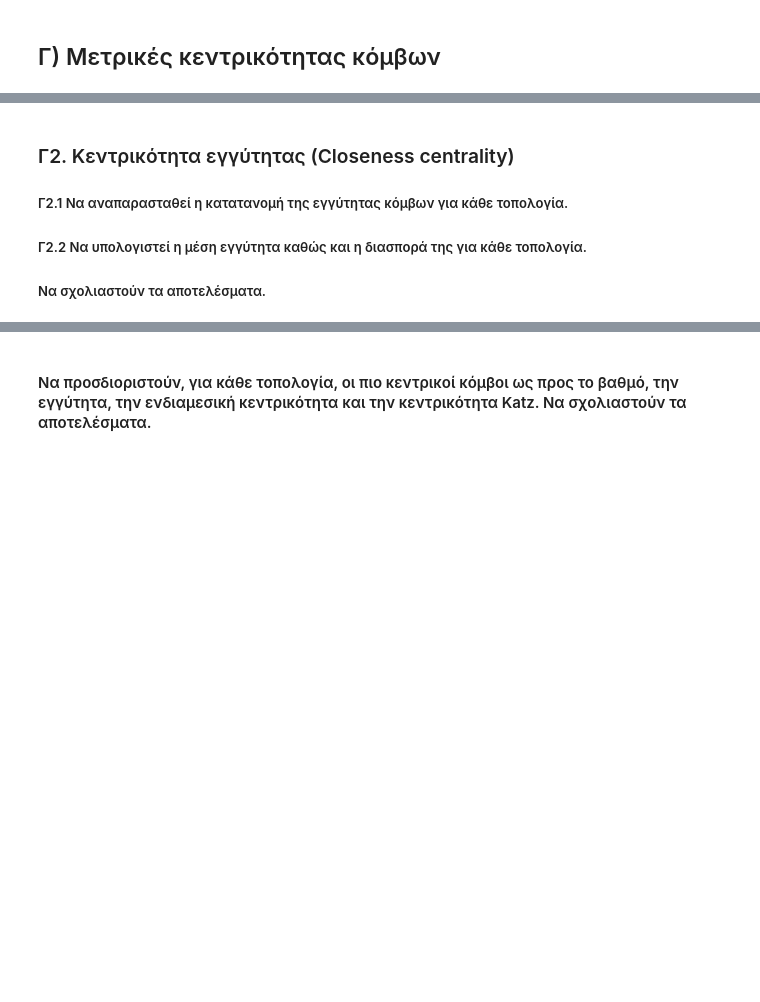
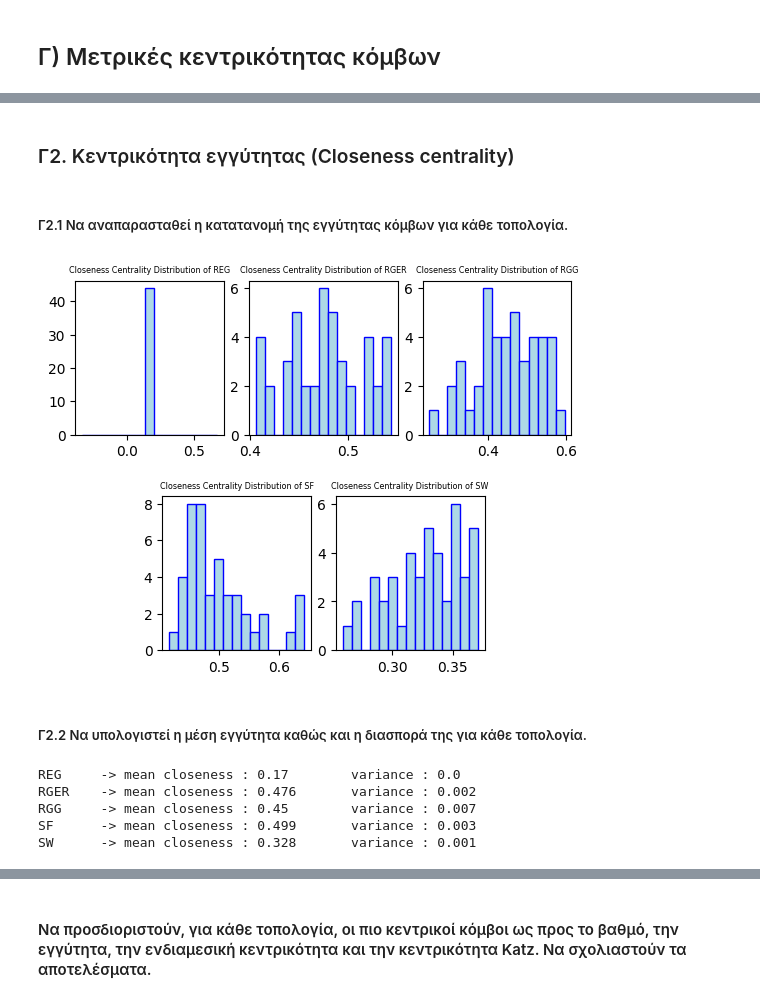
Before and after one commit to NicoleMp2/SocialNetworksAnalysis, a Jupyter notebook: lab1.ipynb, the cells around one changed output, grey strips where cells are left out. Saved outputs shown, nothing was run; the diff lists cells and outputs as text; code cells hidden in the pictures; blank space fills up the shorter version.

```diff
--- a/lab1.ipynb
+++ b/lab1.ipynb
@@ -401,5 +471,43 @@ def find_degree(G):
+# %% [markdown]
+### Γ2. Κεντρικότητα εγγύτητας (Closeness centrality)
+# %% [markdown]
+##### Γ2.1 Να αναπαρασταθεί η κατατανομή της εγγύτητας κόμβων για κάθε τοπολογία.
+# %%
+def find_closeness(g):
+    #find the closeness of the graph
+    return nx.closeness_centrality(g)
+
+#plot stuff
+figure = plt.figure()
+figure.subplots_adjust(hspace=0.4,wspace=0.4)
+spec = matplotlib.gridspec.GridSpec(ncols=6, nrows=2) # 6 columns evenly divides both 2 & 3
+
+ax1 = figure.add_subplot(spec[0,0:2])
+ax2 = figure.add_subplot(spec[0,2:4])
+ax3 = figure.add_subplot(spec[0,4:])
+ax4 = figure.add_subplot(spec[1,1:3])
+ax5 = figure.add_subplot(spec[1,3:5])
+
+
+
+for name,graph in graphs.items():
+    g = find_closeness(graph)
+    if(name == 'REG'):
+        ax1.hist(g.values(), bins=15, color="lightblue", ec="blue",lw=1)
+        ax1.set_title("Closeness Centrality Distribution of REG",fontsize='xx-small')
+    elif(name == 'RGER'):
+        ax2.hist(g.values(), bins=15, color="lightblue", ec="blue",lw=1)
+        ax2.set_title("Closeness Centrality Distribution of RGER",fontsize='xx-small')
+    elif(name == 'RGG'):
+        ax3.hist(g.values(), bins=15, color="lightblue", ec="blue",lw=1)
+        ax3.set_title("Closeness Centrality Distribution of RGG",fontsize='xx-small')
+    elif(name == 'SF'):
+        ax4.hist(g.values(), bins=15, color="lightblue", ec="blue",lw=1)
+        ax4.set_title("Closeness Centrality Distribution of SF",fontsize='xx-small')
+    else:
+        ax5.hist(g.values(), bins=15, color="lightblue", ec="blue",lw=1)
+        ax5.set_title("Closeness Centrality Distribution of SW",fontsize='xx-small')
+# %% [output]
+[figure, added]
 # %% [markdown]
-### Γ2. Κεντρικότητα εγγύτητας (Closeness centrality)
-##### Γ2.1 Να αναπαρασταθεί η κατατανομή της εγγύτητας κόμβων για κάθε τοπολογία.
 ##### Γ2.2 Να υπολογιστεί η μέση εγγύτητα καθώς και η διασπορά της για κάθε τοπολογία.
-##### Να σχολιαστούν τα αποτελέσματα.
@@ -408,0 +514,15 @@ def find_closeness(G):
+# %%
+#find mean value of closeness and variance
+for name,graph in graphs.items():
+    dn = find_closeness(graph)
+    #find mean value of dn
+    mean = sum(dn.values())/len(dn)
+    #find variance of dn dh is a dictionary
+    var = np.var(list(dn.values()))
+    print(name,"\t-> mean closeness :",round(mean,3), "\tvariance :", round(var,3))
+# %% [output]
+REG     -> mean closeness : 0.17        variance : 0.0
+RGER    -> mean closeness : 0.476       variance : 0.002
+RGG     -> mean closeness : 0.45        variance : 0.007
+SF      -> mean closeness : 0.499       variance : 0.003
+SW      -> mean closeness : 0.328       variance : 0.001
```
Also changed, not shown: parts of 32 cells of this notebook, 3 other files.
